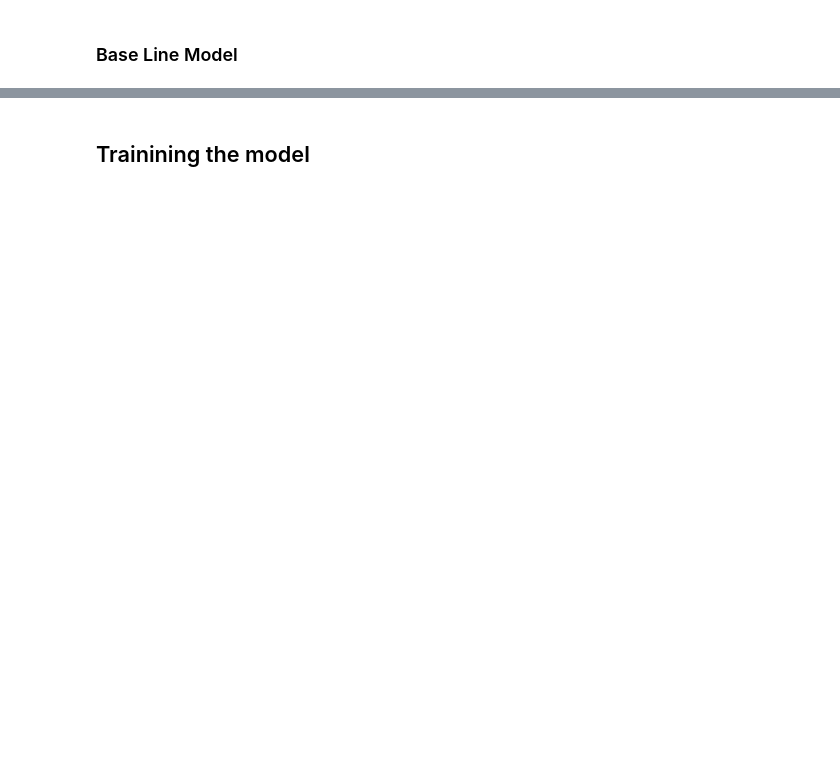
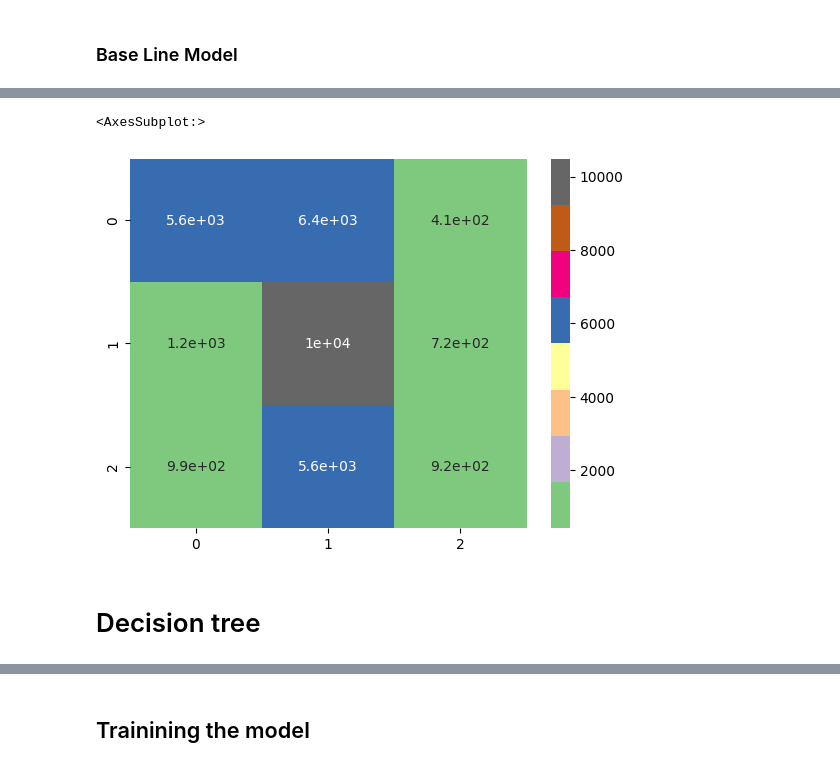
Before and after one commit to edierik/ml_project_flight_delay, a Jupyter notebook: EDA_Modeling_Flight_Delay.ipynb, the cells around one changed output, grey strips where cells are left out. Saved outputs shown, nothing was run; the diff lists cells and outputs as text; code cells hidden in the pictures; blank space fills up the shorter version.

```diff
--- a/EDA_Modeling_Flight_Delay.ipynb
+++ b/EDA_Modeling_Flight_Delay.ipynb
@@ -647,0 +986,30 @@ sns.heatmap(cm, cmap='YlGnBu', annot=True, fmt='d', linewidths=.5);
+# %%
+# we have to define which columns we want to scale.
+col_scale = ['depstn','arrstn','year','month','season_cat' , 'weekday', 'hour','ac_cat', 'fltid_cat','trajectory_cat']
+### Data Standardization
+
+# Scaling with standard scaler
+scaler = MinMaxScaler()#other version: scaler = StandardScaler()
+X_train_scaled = scaler.fit_transform(X_train[col_scale])
+X_test_scaled = scaler.transform(X_test[col_scale])
+# %%
+# Modelling
+logistic_regression = LogisticRegression()
+
+# Defining parameter grid (as dictionary)
+param_grid = {
+              "C" : [0.01, 0.1,0.5,1],
+              "penalty" : ["l1","none"]
+             }
+
+# Instantiate gridsearch and define the metric to optimize
+gs = GridSearchCV(logistic_regression, param_grid, scoring='accuracy',
+                  cv=5, verbose=5, n_jobs=-1)
+
+# Fit gridsearch object to data.. also lets see how long it takes
+
+
+start = timer()
+gs.fit(X_train_scaled, y_train)
+end = timer()
+gs_time = end-start
@@ -647,0 +1129,8 @@ sns.heatmap(cm, cmap='YlGnBu', annot=True, fmt='d', linewidths=.5);
+# %%
+best_model=gs.best_estimator_
+
+y_pred_train_gs=best_model.predict(X_train_scaled)
+y_pred_test_gs=best_model.predict(X_test_scaled)
+
+print(classification_report(y_train,y_pred_train_gs))
+print(classification_report(y_test,y_pred_test_gs))
@@ -647,0 +1157,7 @@ sns.heatmap(cm, cmap='YlGnBu', annot=True, fmt='d', linewidths=.5);
+# %%
+sns.heatmap(confusion_matrix(y_test, y_pred_test_gs),cmap='Accent', annot=True)
+# %% [output]
+<AxesSubplot:>
+[figure, added]
+# %% [markdown]
+# Decision tree
```
Also changed, not shown: parts of 66 cells of this notebook.
